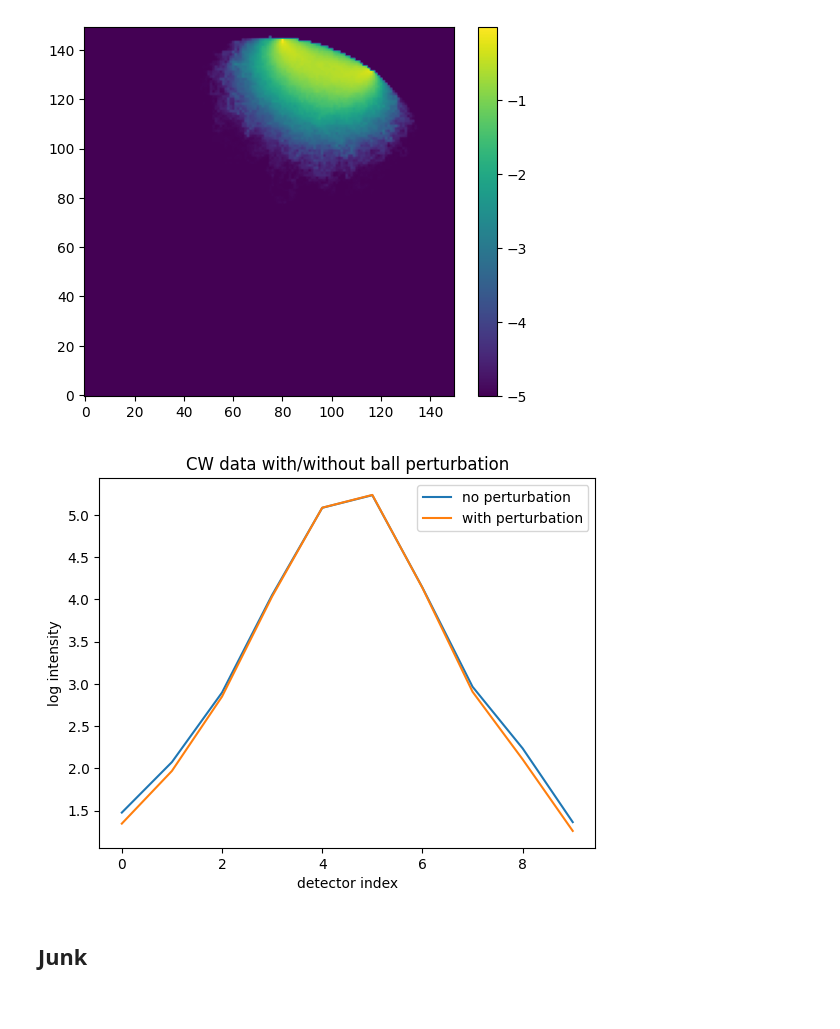
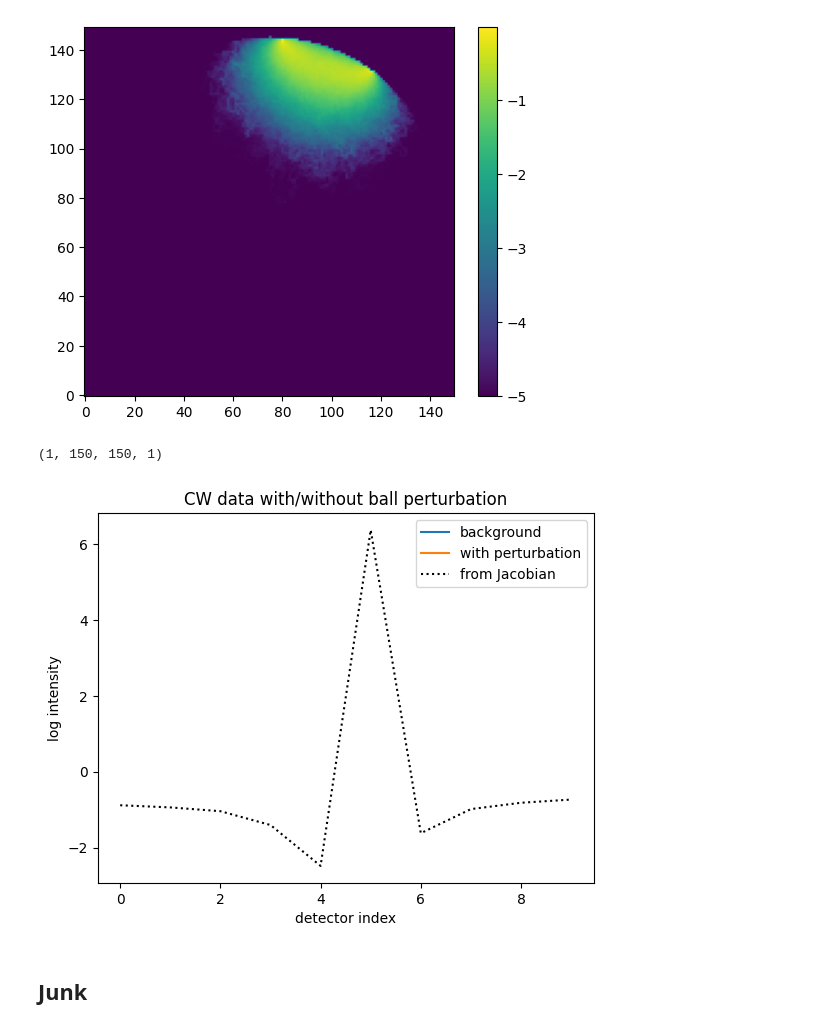
Before and after one commit to neural-imagery/tomography-experiments, a Jupyter notebook: 3d/main.ipynb, the cells around one changed output. Saved outputs shown, nothing was run; the diff lists cells and outputs as text; code cells hidden in the pictures.

Commit message:
Try other way of getting cw data

```diff
--- a/3d/main.ipynb
+++ b/3d/main.ipynb
@@ -65,6 +62,7 @@ source_positions = np.hstack((nz//2*np.ones((noptodes, 1)), source_positions))
 source_directions = np.hstack((np.zeros((noptodes, 1)), source_directions))
 sensor_positions = np.hstack((nz//2*np.ones((noptodes, 1)), sensor_positions))
 sensor_positions = np.hstack((sensor_positions, np.ones((noptodes, 1))))
+sensor_positions = np.ceil(sensor_positions).astype(int)
 
 
 # info about region
@@ -83,9 +81,7 @@ optical_properties = np.array([
     [mua1, mus1, g, refind]
     ])
 
-mua = np.zeros((nz, ny, nx))
-for i in range(len(optical_properties)):
-    mua[region == i] = optical_properties[i,0]
+mua = region_to_mua(region, optical_properties)
 
 plt.figure()
 plt.imshow(mua[nz//2,...])
@@ -221,22 +232,33 @@ plt.colorbar()
 plt.show()
 # %% [output]
 [figure]
+# %%
+# compare pertubation from Jacobian to the true pertubation
+dmua = region_to_mua(region, optical_properties) - region_to_mua(region, optical_properties_bg)
+dmua_reshaped = dmua[..., np.newaxis, np.newaxis]
+dintensity = np.tensordot(J, dmua_reshaped, axes=([0,1,2], [0,1,2]))
+dintensity = dintensity.squeeze()
+# %%
+res_true['flux'].shape
+# %% [output]
+(1, 150, 150, 1)
 # %%
-data_bg_vals = np.array(list(data_bg.values()))
-data_vals = np.array(list(data.values()))
+# plot with opacity
+plt.plot(np.log10(data_bg), label='background')
+plt.plot(np.log10(data), label='with perturbation')
+plt.plot(np.log10(data_bg + dintensity), label='from Jacobian', linestyle=':', color='k')
 
-plt.plot(np.log10(data_bg_vals), label='no perturbation')
-plt.plot(np.log10(data_vals), label='with perturbation')
+# plt.plot(data_bg, label='background')
+# plt.plot(data, label='with perturbation')
+# plt.plot(data_bg + dintensity, label='from Jacobian', linestyle=':', color='k')
 
-# plt.plot(data_bg_vals, label='no perturbation')
-# plt.plot(data_vals, label='with perturbation')
 plt.xlabel("detector index")
 plt.ylabel("log intensity")
 plt.legend()
 plt.title("CW data with/without ball perturbation")
 plt.show()
 # %% [output]
-[figure, old version]
+[figure, new version]
 # %% [markdown]
 ## Junk
 # %%
```
Also changed, not shown: parts of 7 cells of this notebook, 1 other file.
